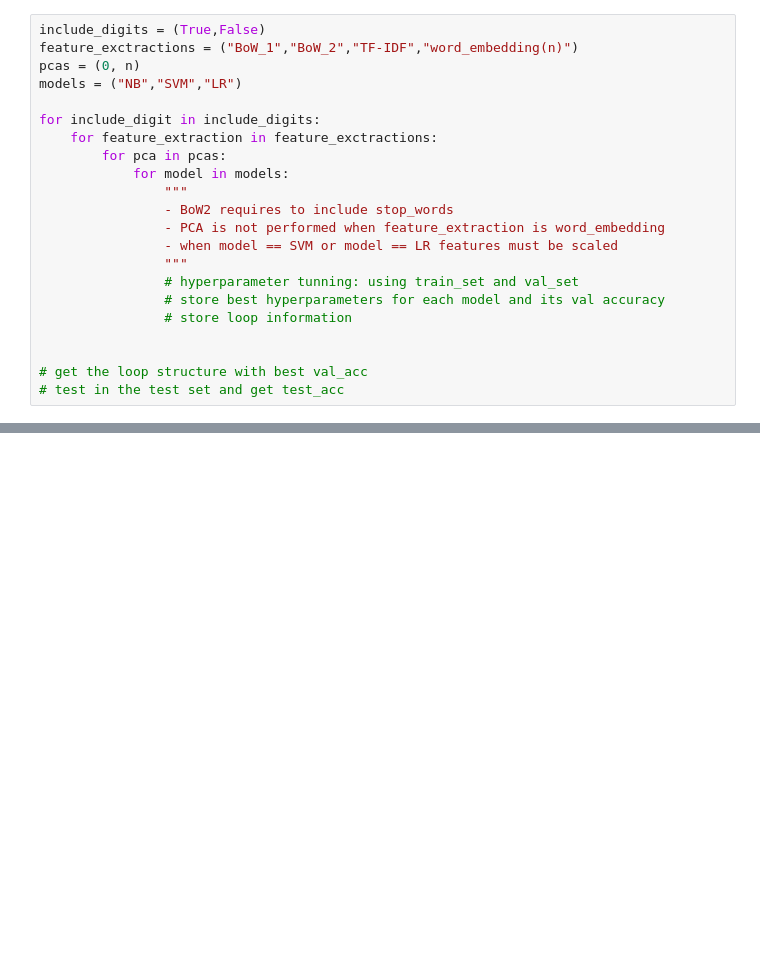
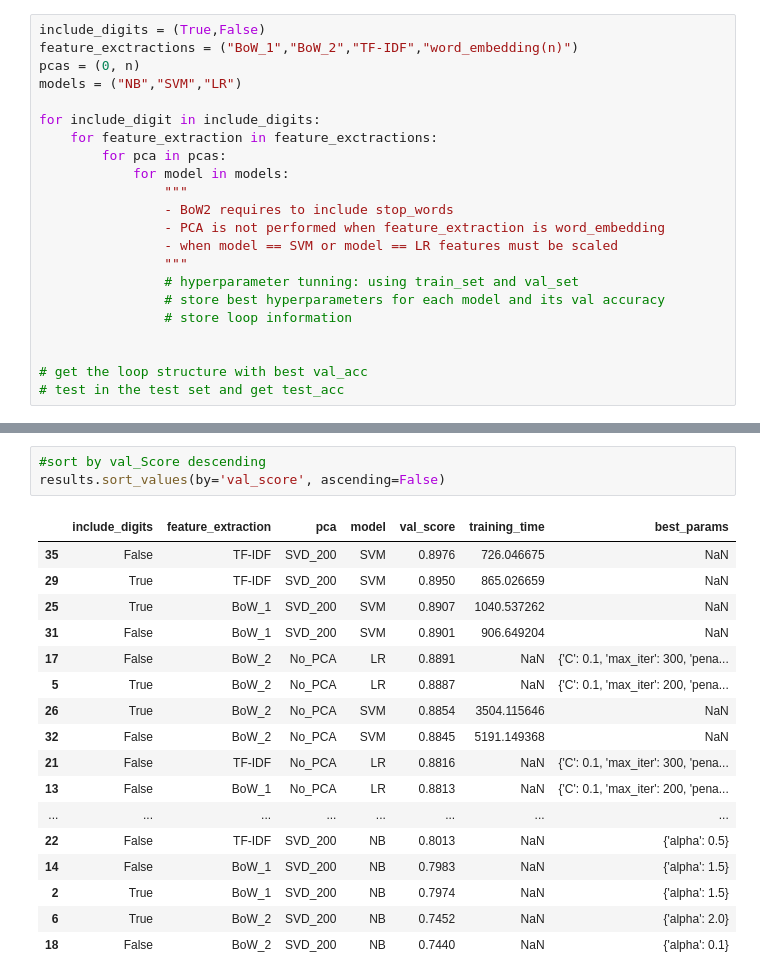
Before and after one commit to franciscopana/M.IA_Natural-Language-Processing, a Jupyter notebook: main.ipynb, the cells around one changed output, grey strips where cells are left out. Cells and saved outputs as stored; diff of their text form; blank space fills up the shorter version.

```diff
--- a/main.ipynb
+++ b/main.ipynb
@@ -688,0 +722,21 @@ for include_digit in include_digits:
+# %%
+#sort by val_Score descending
+results.sort_values(by='val_score', ascending=False)
+# %% [output]
+|  | include_digits | feature_extraction | pca | model | val_score | training_time | best_params |
+| 35 | False | TF-IDF | SVD_200 | SVM | 0.8976 | 726.046675 | NaN |
+| 29 | True | TF-IDF | SVD_200 | SVM | 0.8950 | 865.026659 | NaN |
+| 25 | True | BoW_1 | SVD_200 | SVM | 0.8907 | 1040.537262 | NaN |
+| 31 | False | BoW_1 | SVD_200 | SVM | 0.8901 | 906.649204 | NaN |
+| 17 | False | BoW_2 | No_PCA | LR | 0.8891 | NaN | {'C': 0.1, 'max_iter': 300, 'pena... |
+| 5 | True | BoW_2 | No_PCA | LR | 0.8887 | NaN | {'C': 0.1, 'max_iter': 200, 'pena... |
+| 26 | True | BoW_2 | No_PCA | SVM | 0.8854 | 3504.115646 | NaN |
+| 32 | False | BoW_2 | No_PCA | SVM | 0.8845 | 5191.149368 | NaN |
+| 21 | False | TF-IDF | No_PCA | LR | 0.8816 | NaN | {'C': 0.1, 'max_iter': 300, 'pena... |
+| 13 | False | BoW_1 | No_PCA | LR | 0.8813 | NaN | {'C': 0.1, 'max_iter': 200, 'pena... |
+| ... | ... | ... | ... | ... | ... | ... | ... |
+| 22 | False | TF-IDF | SVD_200 | NB | 0.8013 | NaN | {'alpha': 0.5} |
+| 14 | False | BoW_1 | SVD_200 | NB | 0.7983 | NaN | {'alpha': 1.5} |
+| 2 | True | BoW_1 | SVD_200 | NB | 0.7974 | NaN | {'alpha': 1.5} |
+| 6 | True | BoW_2 | SVD_200 | NB | 0.7452 | NaN | {'alpha': 2.0} |
+| 18 | False | BoW_2 | SVD_200 | NB | 0.7440 | NaN | {'alpha': 0.1} |
```
Also changed, not shown: parts of 4 cells of this notebook, 5 other files.
